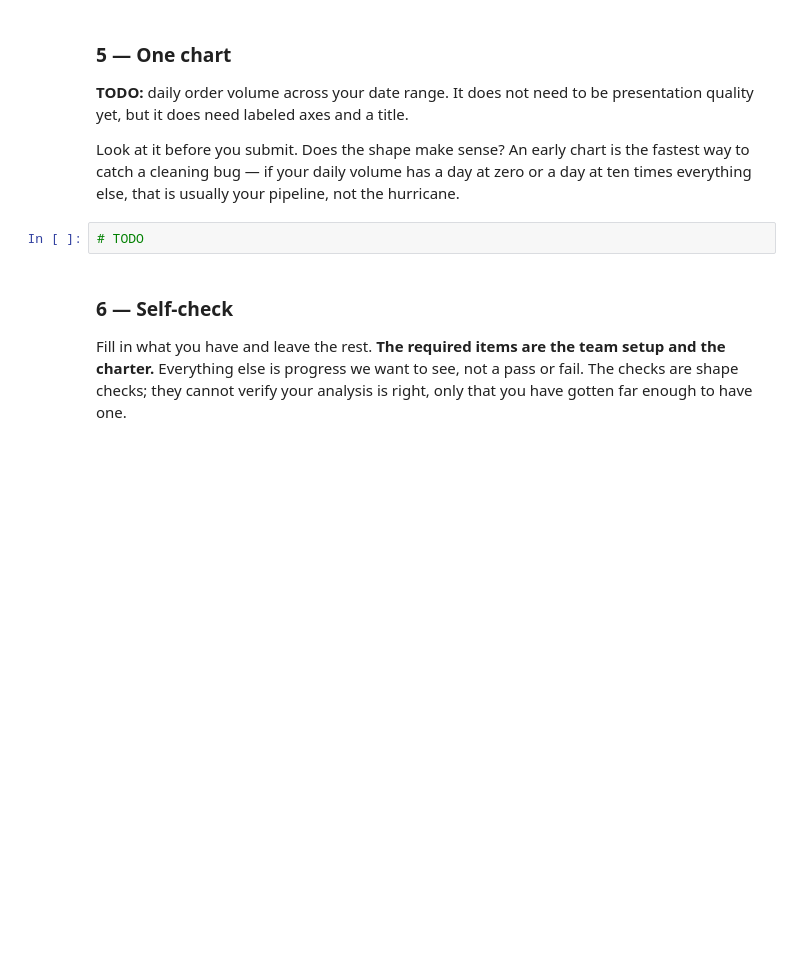
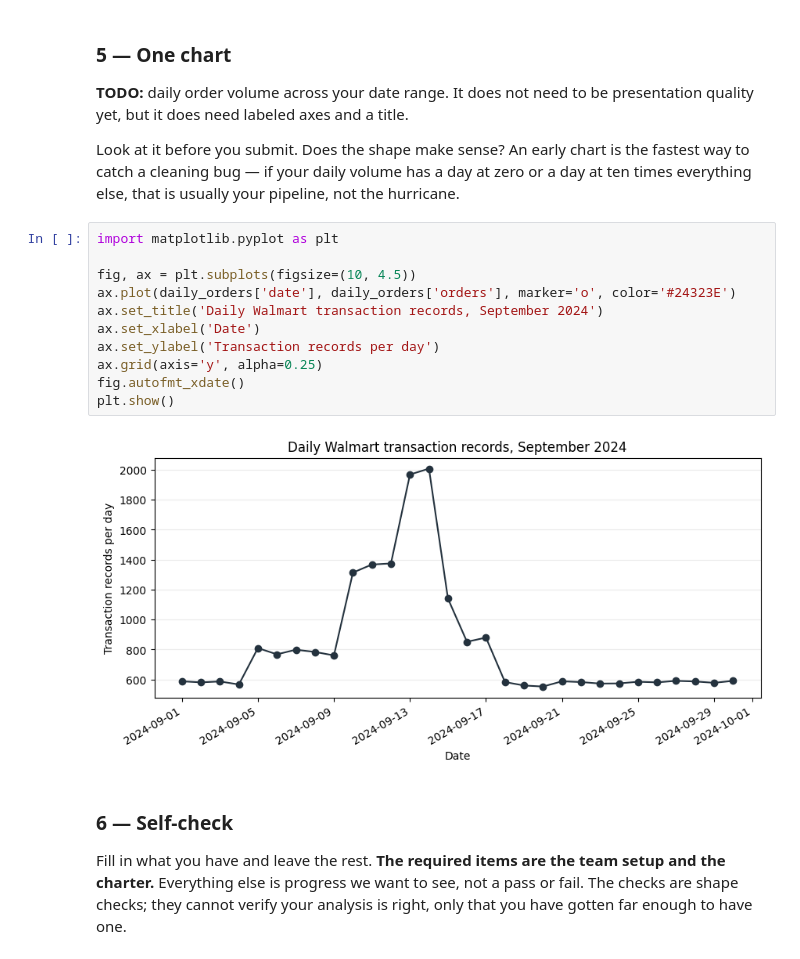
Before and after one commit to NateG-10/F26-DS2002-Midterm-Repo-Nate-Mohamed-Mouad, a Jupyter notebook: notebooks/scratch/checkpoints-studios/2026-10-23 — Midterm Checkpoint — Lab.ipynb, the cells around one changed output. Drawn from its saved outputs; the diff is of its cells as text; blank space fills up the shorter version.

```diff
--- a/notebooks/scratch/checkpoints-studios/2026-10-23 — Midterm Checkpoint — Lab.ipynb
+++ b/notebooks/scratch/checkpoints-studios/2026-10-23 — Midterm Checkpoint — Lab.ipynb
@@ -132,8 +978,19 @@ You do not need this finished — you need it started and defensible.
 **TODO:** daily order volume across your date range. It does not need to be presentation quality yet, but it does need labeled axes and a title.
 
 Look at it before you submit. Does the shape make sense? An early chart is the fastest way to catch a cleaning bug — if your daily volume has a day at zero or a day at ten times everything else, that is usually your pipeline, not the hurricane.
-# %%
-# TODO
+# %%
+import matplotlib.pyplot as plt
+
+fig, ax = plt.subplots(figsize=(10, 4.5))
+ax.plot(daily_orders['date'], daily_orders['orders'], marker='o', color='#24323E')
+ax.set_title('Daily Walmart transaction records, September 2024')
+ax.set_xlabel('Date')
+ax.set_ylabel('Transaction records per day')
+ax.grid(axis='y', alpha=0.25)
+fig.autofmt_xdate()
+plt.show()
+# %% [output]
+[figure, added]
 # %% [markdown]
 ### 6 — Self-check
 
```
Also changed, not shown: parts of 18 cells of this notebook, 4 other files.
